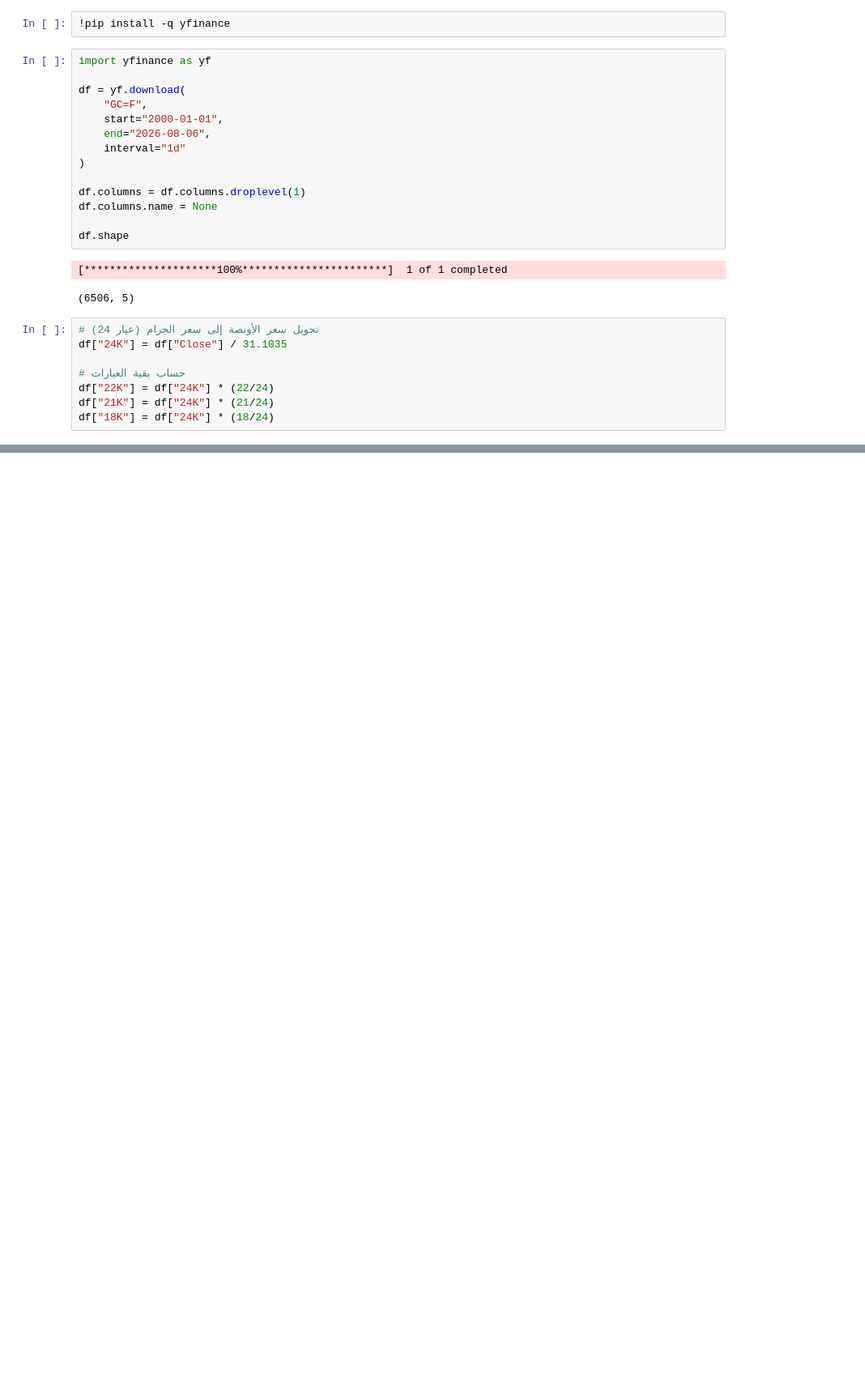
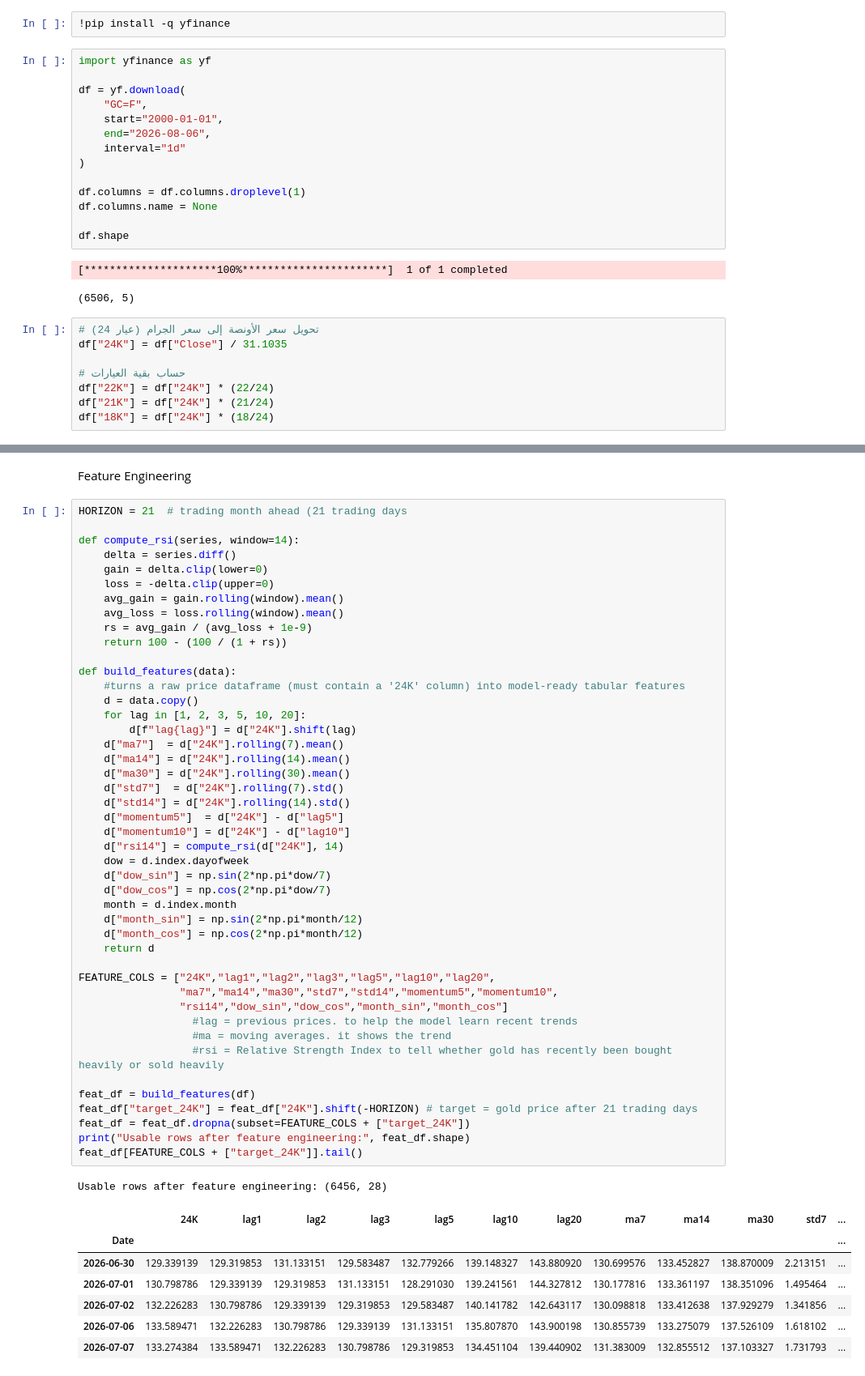
Before and after one commit to Haya-Alwizrah/GOLD-PRICES-ANALYSIS, a Jupyter notebook: GoldPrice.ipynb, the cells around one changed output, grey strips where cells are left out. Shown at 81% size. Saved outputs shown, nothing was run; the diff lists cells and outputs as text; blank space fills up the shorter version.

```diff
--- a/GoldPrice.ipynb
+++ b/GoldPrice.ipynb
@@ -69,0 +47,56 @@ df.head()
+# %% [markdown]
+ Feature Engineering
+# %%
+HORIZON = 21  # trading month ahead (21 trading days
+
+def compute_rsi(series, window=14):
+    delta = series.diff()
+    gain = delta.clip(lower=0)
+    loss = -delta.clip(upper=0)
+    avg_gain = gain.rolling(window).mean()
+    avg_loss = loss.rolling(window).mean()
+    rs = avg_gain / (avg_loss + 1e-9)
+    return 100 - (100 / (1 + rs))
+
+def build_features(data):
+    #turns a raw price dataframe (must contain a '24K' column) into model-ready tabular features
+    d = data.copy()
+    for lag in [1, 2, 3, 5, 10, 20]:
+        d[f"lag{lag}"] = d["24K"].shift(lag)
+    d["ma7"]  = d["24K"].rolling(7).mean()
+    d["ma14"] = d["24K"].rolling(14).mean()
+    d["ma30"] = d["24K"].rolling(30).mean()
+    d["std7"]  = d["24K"].rolling(7).std()
+    d["std14"] = d["24K"].rolling(14).std()
+    d["momentum5"]  = d["24K"] - d["lag5"]
+    d["momentum10"] = d["24K"] - d["lag10"]
+    d["rsi14"] = compute_rsi(d["24K"], 14)
+    dow = d.index.dayofweek
+    d["dow_sin"] = np.sin(2*np.pi*dow/7)
+    d["dow_cos"] = np.cos(2*np.pi*dow/7)
+    month = d.index.month
+    d["month_sin"] = np.sin(2*np.pi*month/12)
+    d["month_cos"] = np.cos(2*np.pi*month/12)
+    return d
+
+FEATURE_COLS = ["24K","lag1","lag2","lag3","lag5","lag10","lag20",
+                "ma7","ma14","ma30","std7","std14","momentum5","momentum10",
+                "rsi14","dow_sin","dow_cos","month_sin","month_cos"]
+                  #lag = previous prices. to help the model learn recent trends
+                  #ma = moving averages. it shows the trend
+                  #rsi = Relative Strength Index to tell whether gold has recently been bought heavily or sold heavily
+
+feat_df = build_features(df)
+feat_df["target_24K"] = feat_df["24K"].shift(-HORIZON) # target = gold price after 21 trading days
+feat_df = feat_df.dropna(subset=FEATURE_COLS + ["target_24K"])
+print("Usable rows after feature engineering:", feat_df.shape)
+feat_df[FEATURE_COLS + ["target_24K"]].tail()
+# %% [output]
+Usable rows after feature engineering: (6456, 28)
+|  | 24K | lag1 | lag2 | lag3 | lag5 | lag10 | lag20 | ma7 | ma14 | ma30 | std7 | ... |
+| Date |  |  |  |  |  |  |  |  |  |  |  | ... |
+| 2026-06-30 | 129.339139 | 129.319853 | 131.133151 | 129.583487 | 132.779266 | 139.148327 | 143.880920 | 130.699576 | 133.452827 | 138.870009 | 2.213151 | ... |
+| 2026-07-01 | 130.798786 | 129.339139 | 129.319853 | 131.133151 | 128.291030 | 139.241561 | 144.327812 | 130.177816 | 133.361197 | 138.351096 | 1.495464 | ... |
+| 2026-07-02 | 132.226283 | 130.798786 | 129.339139 | 129.319853 | 129.583487 | 140.141782 | 142.643117 | 130.098818 | 133.412638 | 137.929279 | 1.341856 | ... |
+| 2026-07-06 | 133.589471 | 132.226283 | 130.798786 | 129.339139 | 131.133151 | 135.807870 | 143.900198 | 130.855739 | 133.275079 | 137.526109 | 1.618102 | ... |
+| 2026-07-07 | 133.274384 | 133.589471 | 132.226283 | 130.798786 | 129.319853 | 134.451104 | 139.440902 | 131.383009 | 132.855512 | 137.103327 | 1.731793 | ... |
```
Also changed, not shown: parts of 22 cells of this notebook.
